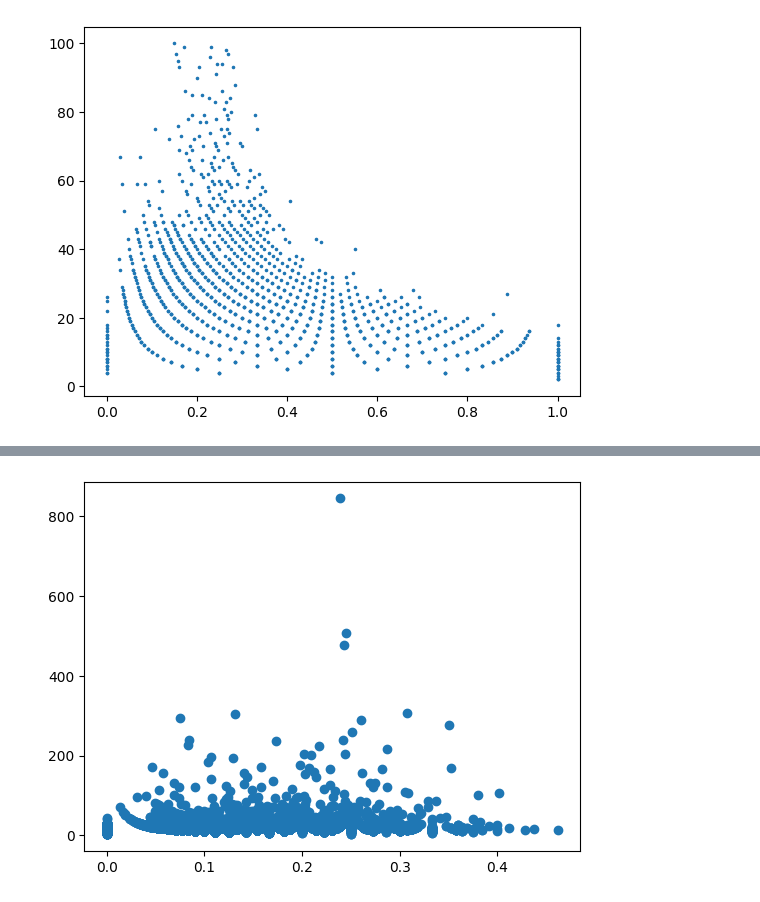
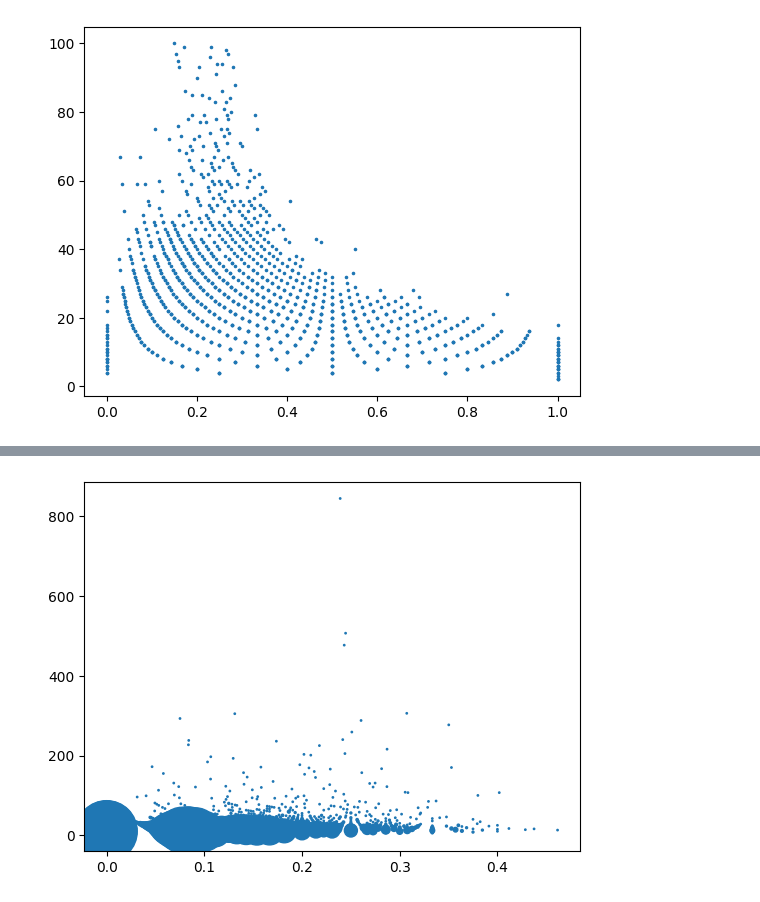
Before and after one commit to P-Hicks/SeniorResearchProject, a Jupyter notebook: notebook_turn_type_graphs.ipynb, the cells around one changed output, grey strips where cells are left out. Saved outputs shown, nothing was run; the diff lists cells and outputs as text; code cells hidden in the pictures.

```diff
--- a/notebook_turn_type_graphs.ipynb
+++ b/notebook_turn_type_graphs.ipynb
@@ -59,4 +71,4 @@ scatterplot(df, 'Replacement', xfield='percentdraws', yfield='numturns')
 # %%
-scatterplot(df, 'Replacement', xfield='percentnones', yfield='numturns')
+scatterplot(df, 'Replacement', xfield='percentnones', yfield='numturns', field="nones")
 # %% [output]
-[figure, old version]
+[figure, new version]
```
Also changed, not shown: parts of 6 cells of this notebook, 5 other files.
